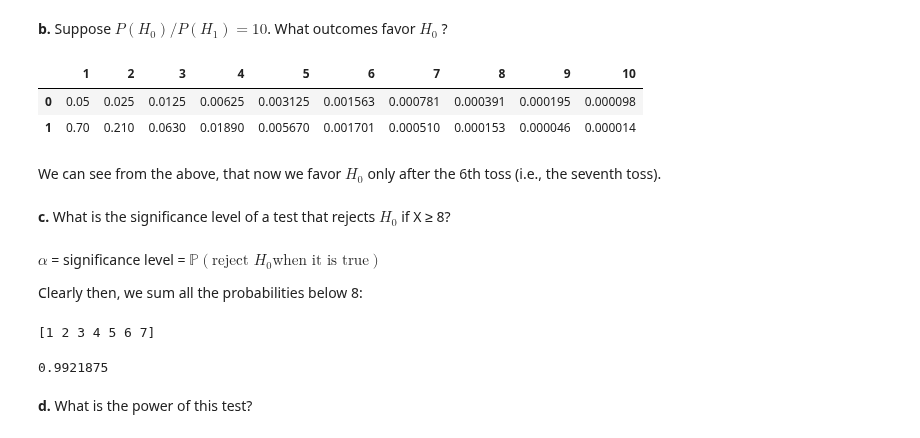
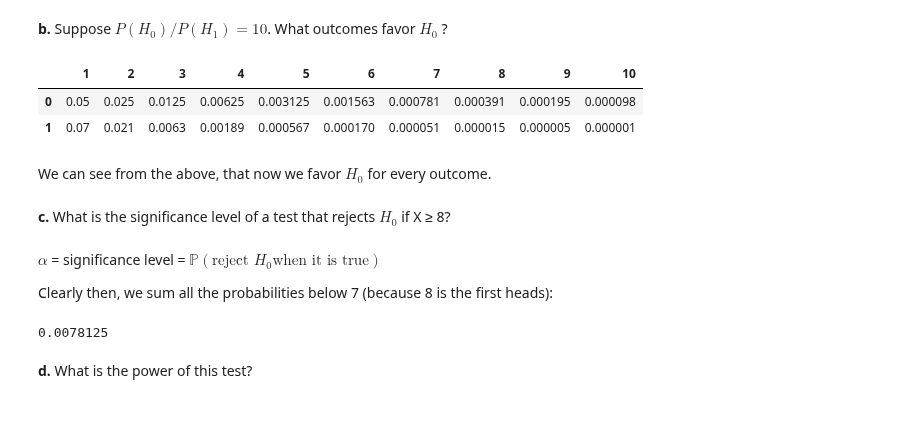
Before and after one commit to Chuphay/school, a Jupyter notebook: mStat2/Homework #2.ipynb, the cells around one changed output. Drawn from its saved outputs; the diff is of its cells as text; code cells hidden in the pictures.

```diff
--- a/mStat2/Homework #2.ipynb
+++ b/mStat2/Homework #2.ipynb
@@ -127,26 +127,25 @@ We can see from the above that the only outcome that favors $H_1$ is when the fi
 # %% [markdown]
 <b>b.</b> Suppose $P(H_0 )/P(H_1 ) = 10$. What outcomes favor $H_0$ ?
 # %%
-df[:1] = df[:1]/10
+df[:2] = df[:2]/10
 df
 # %% [output]
 |  | 1 | 2 | 3 | 4 | 5 | 6 | 7 | 8 | 9 | 10 |
 | 0 | 0.05 | 0.025 | 0.0125 | 0.00625 | 0.003125 | 0.001563 | 0.000781 | 0.000391 | 0.000195 | 0.000098 |
-| 1 | 0.70 | 0.210 | 0.0630 | 0.01890 | 0.005670 | 0.001701 | 0.000510 | 0.000153 | 0.000046 | 0.000014 |
+| 1 | 0.07 | 0.021 | 0.0063 | 0.00189 | 0.000567 | 0.000170 | 0.000051 | 0.000015 | 0.000005 | 0.000001 |
 # %% [markdown]
-We can see from the above, that now we favor $H_0$ only after the 6th toss (i.e., the seventh toss).
+We can see from the above, that now we favor $H_0$ for every outcome.
 # %% [markdown]
 <b>c.</b> What is the significance level of a test that rejects $H_0$ if X ≥ 8?
 # %% [markdown]
 $\alpha$ = significance level = $\mathbb{P}(\text{reject } H_0 \text{when it is true})$
 
-Clearly then, we sum all the probabilities below 8:
+Clearly then, we sum all the probabilities below 7 (because 8 is the first heads):
 # %%
 x = array(range(1,8))
-sum(0.5*(0.5)**(x-1))
+1 -sum(0.5*(0.5)**(x-1))
 # %% [output]
-[1 2 3 4 5 6 7]
+0.0078125
-0.9921875
 # %% [markdown]
 <b>d.</b> What is the power of this test?
 # %%
```
Also changed, not shown: parts of 4 cells of this notebook.
